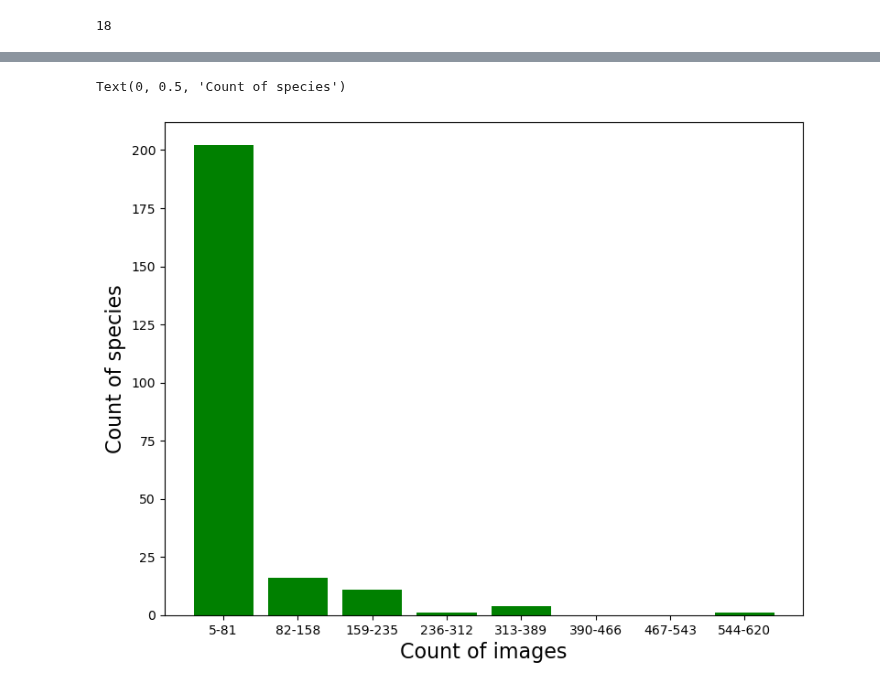
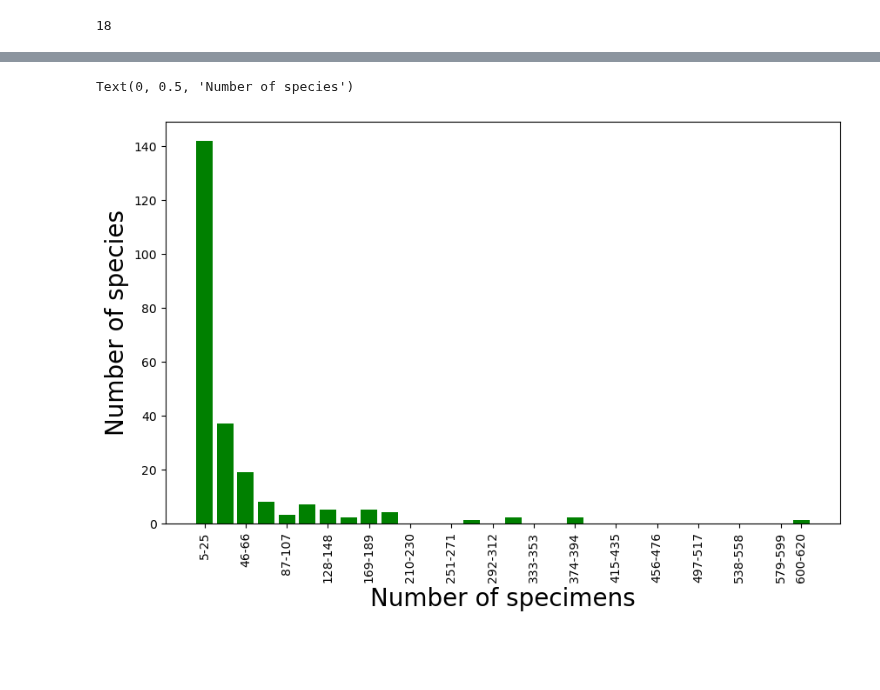
Before and after one commit to xaaaandao/piperaceae-sql, a Jupyter notebook: plots/long_tail.ipynb, the cells around one changed output, grey strips where cells are left out. Saved outputs shown, nothing was run; the diff lists cells and outputs as text; code cells hidden in the pictures; blank space fills up the shorter version.

```diff
--- a/plots/long_tail.ipynb
+++ b/plots/long_tail.ipynb
@@ -25,7 +25,7 @@ repeated_values[5]
 # %%
 min=df['count'].min()
 max=df['count'].max()
-ranges = pd.interval_range(start=min, end=max, periods=8)
+ranges = pd.interval_range(start=min, end=max, periods=30)
 print(len(ranges), min, max)
 ranges
 # %% [output]
@@ -35,5 +35,7 @@ IntervalIndex([(5.0, 81.875], (81.875, 158.75], (158.75, 235.625], (235.625, 312
 import math
 y = [repeated_values.loc[math.ceil(r.left): math.floor(r.right)].sum() for r in ranges]
 x = ['%s-%s' % (int(math.ceil(r.left)), int(math.floor(r.right))) for r in ranges]
+x_copy = x[::2].copy()
+x_copy.append(x[len(x)-1])
 y
 # %% [output]
@@ -41,9 +59,10 @@ y
 # %%
 import matplotlib.pyplot as plt
-fig = plt.figure(figsize=(9, 7))
-plt.bar(x, y, width=0.8, align='center', color='green')
-plt.xlabel('Count of images', fontdict={'fontsize': 16})
-plt.ylabel('Count of species', fontdict={'fontsize': 16})
+fig = plt.figure(figsize=(10, 6))
+plt.bar(x, y, align='center', color='green')
+plt.xticks(x_copy, rotation='vertical')
+plt.xlabel('Number of specimens', fontdict={'fontsize': 20})
+plt.ylabel('Number of species', fontdict={'fontsize': 20})
 # %% [output]
-Text(0, 0.5, 'Count of species')
+Text(0, 0.5, 'Number of species')
-[figure, old version]
+[figure, new version]
```
Also changed, not shown: parts of 2 cells of this notebook.
